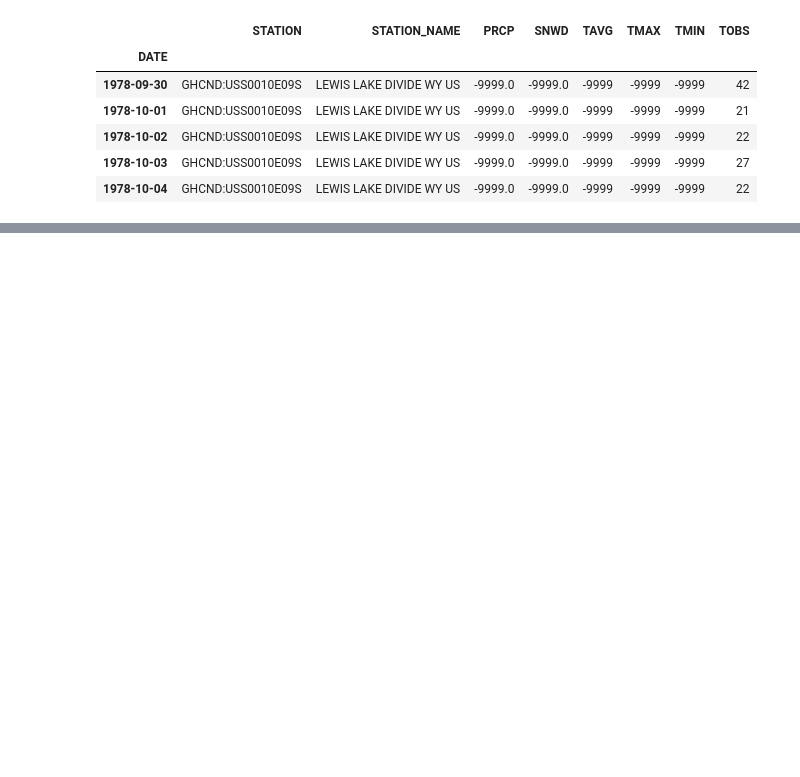
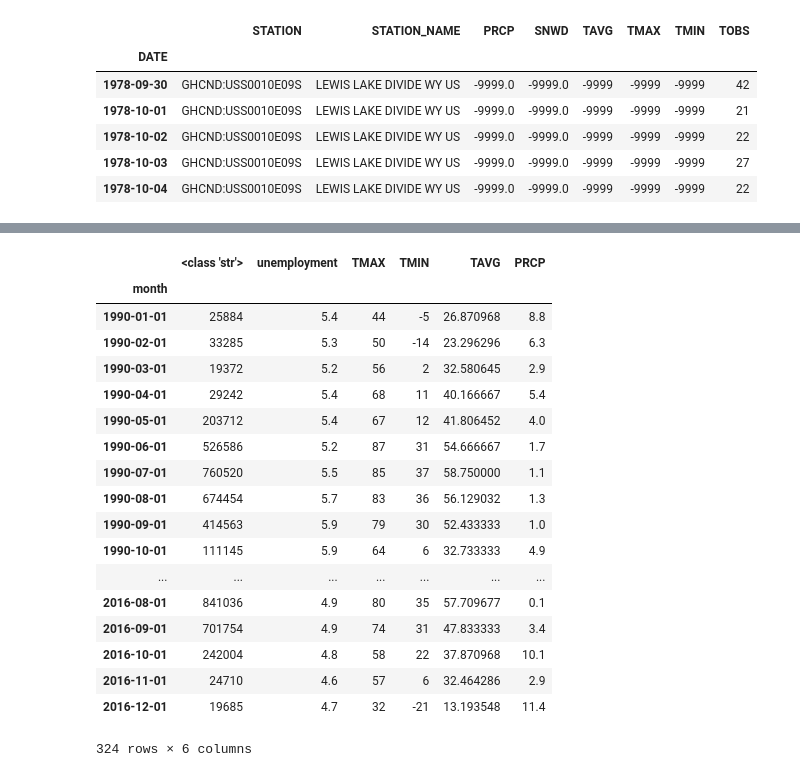
Before and after one commit to jshudzina/keras-tutorial, a Jupyter notebook: notebooks/data-prep.ipynb, the cells around one changed output, grey strips where cells are left out. Saved outputs shown, nothing was run; the diff lists cells and outputs as text; code cells hidden in the pictures; blank space fills up the shorter version.

Commit message:
in the middle of revising yellowstone

```diff
--- a/notebooks/data-prep.ipynb
+++ b/notebooks/data-prep.ipynb
@@ -60,0 +68,8 @@ stats
+# %%
+def us_ur_parser(y,m):
+    x = '{}-{}-01'.format(y,m.replace('M',''))
+    return datetime.strptime(x, '%Y-%m-%d')
+urate = read_csv('../data/us-unemployment-rate.csv', header=0, parse_dates={'month' : [1, 2]}, index_col=[0], squeeze=True, date_parser=us_ur_parser)
+# %%
+urate = urate.ix['1990-01-01':'2016-12-31'].rename(index=str, columns={"Value": "unemployment"})
+urate
@@ -60,0 +103,6 @@ stats
+# %%
+def ysv_parser(x):
+    return datetime.strptime(x, '%Y-%m-%d')
+vistors = read_csv('../data/yellowstone-visitors.csv', header=0, parse_dates=[0], index_col=0, squeeze=True, date_parser=ysv_parser)
+# %%
+vistors = vistors.ix['1990-01-01':'2016-12-31'].rename(index=str, columns={"Value": "unemplyment"})
@@ -60,0 +117,24 @@ stats
+# %%
+from pandas import concat
+combined_features = concat([vistors, urate, weather], axis=1).drop('Series id', axis=1)
+combined_features
+# %% [output]
+|  | <class 'str'> | unemployment | TMAX | TMIN | TAVG | PRCP |
+| month |  |  |  |  |  |  |
+| 1990-01-01 | 25884 | 5.4 | 44 | -5 | 26.870968 | 8.8 |
+| 1990-02-01 | 33285 | 5.3 | 50 | -14 | 23.296296 | 6.3 |
+| 1990-03-01 | 19372 | 5.2 | 56 | 2 | 32.580645 | 2.9 |
+| 1990-04-01 | 29242 | 5.4 | 68 | 11 | 40.166667 | 5.4 |
+| 1990-05-01 | 203712 | 5.4 | 67 | 12 | 41.806452 | 4.0 |
+| 1990-06-01 | 526586 | 5.2 | 87 | 31 | 54.666667 | 1.7 |
+| 1990-07-01 | 760520 | 5.5 | 85 | 37 | 58.750000 | 1.1 |
+| 1990-08-01 | 674454 | 5.7 | 83 | 36 | 56.129032 | 1.3 |
+| 1990-09-01 | 414563 | 5.9 | 79 | 30 | 52.433333 | 1.0 |
+| 1990-10-01 | 111145 | 5.9 | 64 | 6 | 32.733333 | 4.9 |
+| ... | ... | ... | ... | ... | ... | ... |
+| 2016-08-01 | 841036 | 4.9 | 80 | 35 | 57.709677 | 0.1 |
+| 2016-09-01 | 701754 | 4.9 | 74 | 31 | 47.833333 | 3.4 |
+| 2016-10-01 | 242004 | 4.8 | 58 | 22 | 37.870968 | 10.1 |
+| 2016-11-01 | 24710 | 4.6 | 57 | 6 | 32.464286 | 2.9 |
+| 2016-12-01 | 19685 | 4.7 | 32 | -21 | 13.193548 | 11.4 |
+324 rows × 6 columns
```
Also changed, not shown: parts of 7 cells of this notebook, 7 other files.
